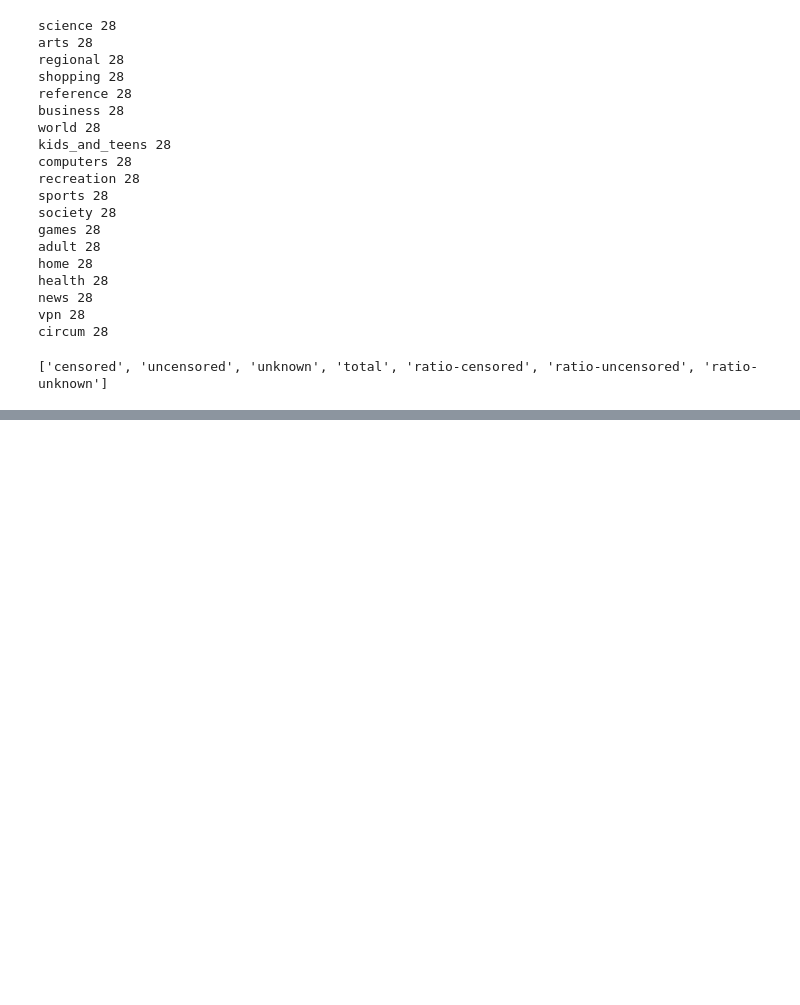
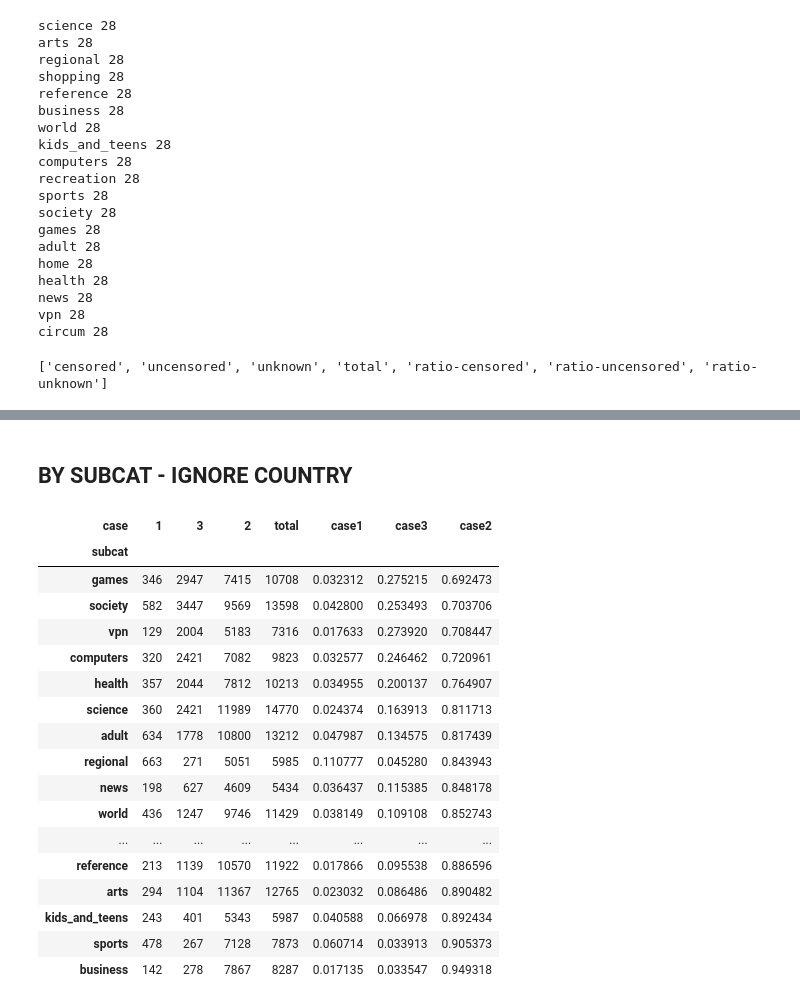
Before and after one commit to shahifaqeer/spooky-analyzer, a Jupyter notebook: analysis-20150415.ipynb, the cells around one changed output, grey strips where cells are left out. Drawn from its saved outputs; the diff is of its cells as text; code cells hidden in the pictures; blank space fills up the shorter version.

```diff
--- a/analysis-20150415.ipynb
+++ b/analysis-20150415.ipynb
@@ -269,0 +345,40 @@ censorship_ratio['ratio-censored']
+# %% [markdown]
+## BY SUBCAT - IGNORE COUNTRY
+# %%
+df_censorship = df_case_count.reset_index().groupby('subcat').sum()
+df_censorship = df_censorship.rename( columns= {k:str(k) for k in df_censorship.columns} )
+df_censorship['total_err'] = df_censorship[['-1','0','4']].sum(axis=1)
+df_censorship['total'] = df_censorship['total'] - df_censorship['total_err']
+df_censorship = df_censorship[['1','3','2','total']]
+
+df_censorship['case1'] = df_censorship['1']/df_censorship['total']
+df_censorship['case3'] = df_censorship['3']/df_censorship['total']
+df_censorship['case2'] = df_censorship['2']/df_censorship['total']
+
+censorship_ratios = defaultdict(int)
+censorship_ratio['case1'] = df_censorship['case1'].to_dict()
+censorship_ratio['case2'] = df_censorship['case2'].to_dict()
+censorship_ratio['case3'] = df_censorship['case3'].to_dict()
+
+df_censorship.to_html(RESULTS+ 'subcat_wise_censorship_total-filtered400.htm')
+df_censorship.sort('case2', inplace=True)
+df_censorship
+# %% [output]
+| case | 1 | 3 | 2 | total | case1 | case3 | case2 |
+| subcat |  |  |  |  |  |  |  |
+| games | 346 | 2947 | 7415 | 10708 | 0.032312 | 0.275215 | 0.692473 |
+| society | 582 | 3447 | 9569 | 13598 | 0.042800 | 0.253493 | 0.703706 |
+| vpn | 129 | 2004 | 5183 | 7316 | 0.017633 | 0.273920 | 0.708447 |
+| computers | 320 | 2421 | 7082 | 9823 | 0.032577 | 0.246462 | 0.720961 |
+| health | 357 | 2044 | 7812 | 10213 | 0.034955 | 0.200137 | 0.764907 |
+| science | 360 | 2421 | 11989 | 14770 | 0.024374 | 0.163913 | 0.811713 |
+| adult | 634 | 1778 | 10800 | 13212 | 0.047987 | 0.134575 | 0.817439 |
+| regional | 663 | 271 | 5051 | 5985 | 0.110777 | 0.045280 | 0.843943 |
+| news | 198 | 627 | 4609 | 5434 | 0.036437 | 0.115385 | 0.848178 |
+| world | 436 | 1247 | 9746 | 11429 | 0.038149 | 0.109108 | 0.852743 |
+| ... | ... | ... | ... | ... | ... | ... | ... |
+| reference | 213 | 1139 | 10570 | 11922 | 0.017866 | 0.095538 | 0.886596 |
+| arts | 294 | 1104 | 11367 | 12765 | 0.023032 | 0.086486 | 0.890482 |
+| kids_and_teens | 243 | 401 | 5343 | 5987 | 0.040588 | 0.066978 | 0.892434 |
+| sports | 478 | 267 | 7128 | 7873 | 0.060714 | 0.033913 | 0.905373 |
+| business | 142 | 278 | 7867 | 8287 | 0.017135 | 0.033547 | 0.949318 |
```
Also changed, not shown: parts of 20 cells of this notebook, 1 other file.
